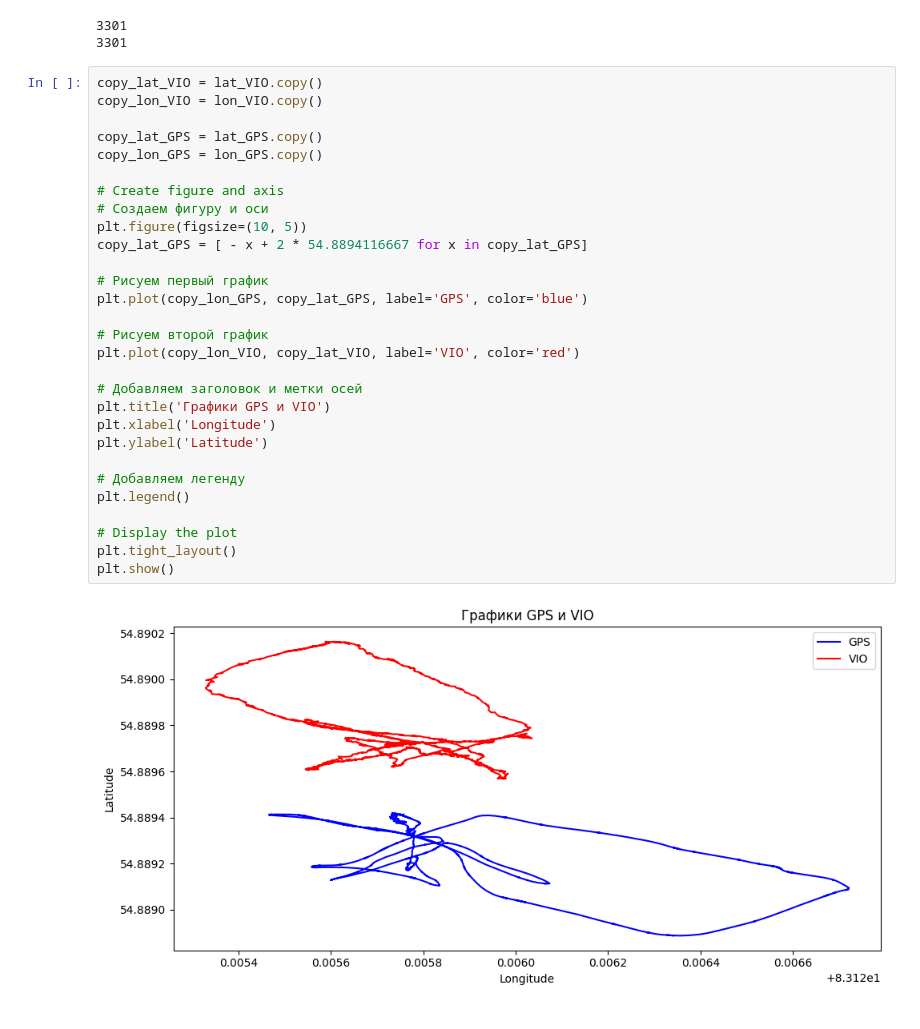
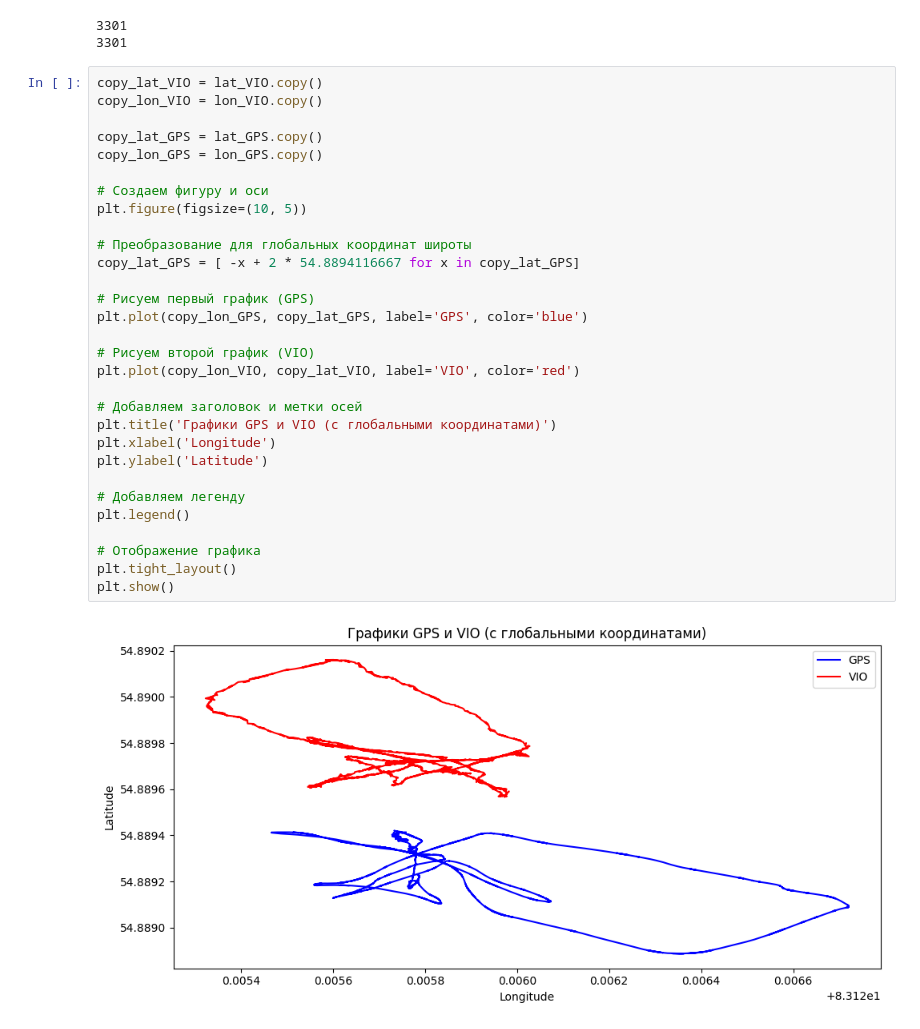
Before and after one commit to Razvald/helicopter, a Jupyter notebook: Calibrate/calibrate.ipynb, the cells around one changed output. Cells and saved outputs as stored; diff of their text form.

```diff
--- a/Calibrate/calibrate.ipynb
+++ b/Calibrate/calibrate.ipynb
@@ -159,34 +172,35 @@ print(len(lat_VIO))
 # %%
 copy_lat_VIO = lat_VIO.copy()
 copy_lon_VIO = lon_VIO.copy()
 
 copy_lat_GPS = lat_GPS.copy()
 copy_lon_GPS = lon_GPS.copy()
 
-# Create figure and axis
 # Создаем фигуру и оси
 plt.figure(figsize=(10, 5))
-copy_lat_GPS = [ - x + 2 * 54.8894116667 for x in copy_lat_GPS]
 
-# Рисуем первый график
+# Преобразование для глобальных координат широты
+copy_lat_GPS = [ -x + 2 * 54.8894116667 for x in copy_lat_GPS]
+
+# Рисуем первый график (GPS)
 plt.plot(copy_lon_GPS, copy_lat_GPS, label='GPS', color='blue')
 
-# Рисуем второй график
+# Рисуем второй график (VIO)
 plt.plot(copy_lon_VIO, copy_lat_VIO, label='VIO', color='red')
 
 # Добавляем заголовок и метки осей
-plt.title('Графики GPS и VIO')
+plt.title('Графики GPS и VIO (с глобальными координатами)')
 plt.xlabel('Longitude')
 plt.ylabel('Latitude')
 
 # Добавляем легенду
 plt.legend()
 
-# Display the plot
+# Отображение графика
 plt.tight_layout()
 plt.show()
 # %% [output]
-[figure, old version]
+[figure, new version]
 # %%
 copy_lat_VIO = lat_VIO.copy()
 copy_lon_VIO = lon_VIO.copy()
```
Also changed, not shown: parts of 9 cells of this notebook, 5 other files.
